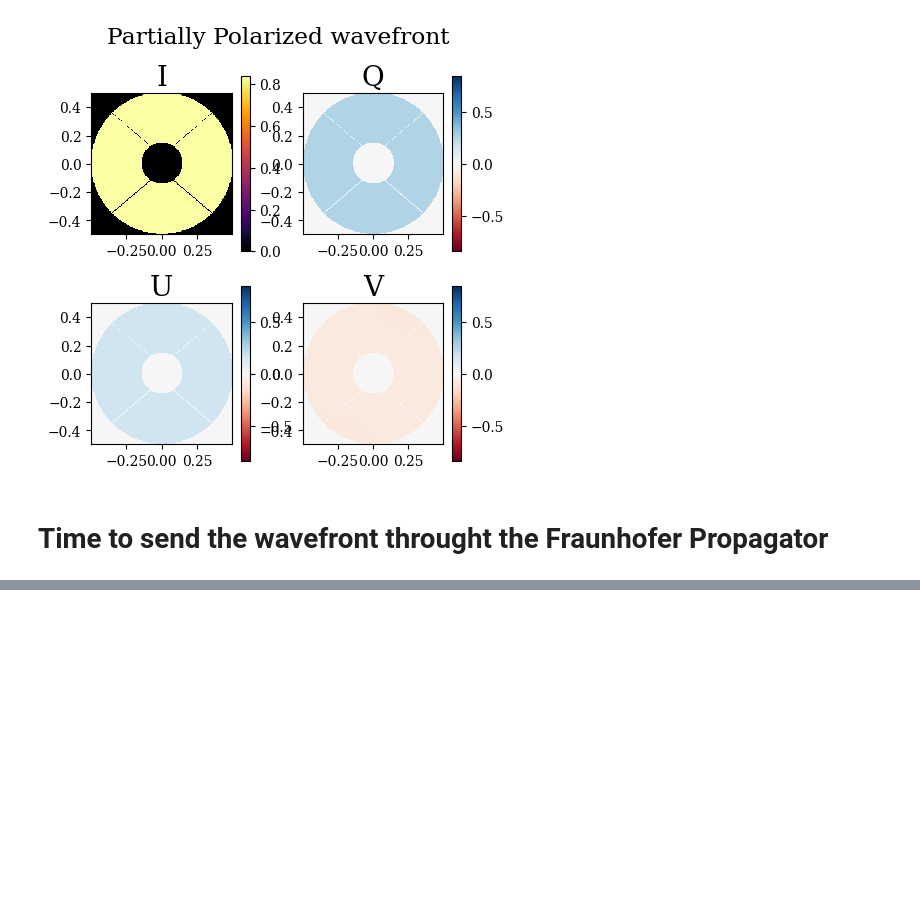
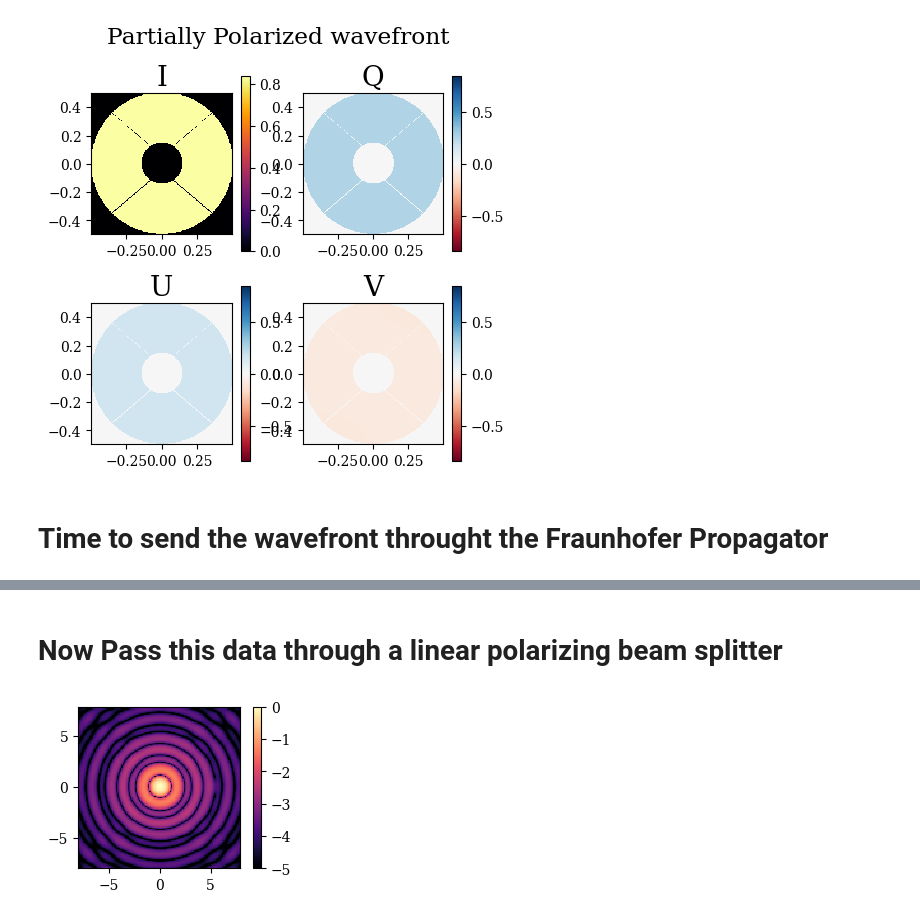
Before and after one commit to Jashcraf/poke, a Jupyter notebook: examples/Diffraction With Poke Jones Pupils.ipynb, the cells around one changed output, grey strips where cells are left out. Cells and saved outputs as stored; diff of their text form; code cells hidden in the pictures; blank space fills up the shorter version.

```diff
--- a/examples/HCIPy Polarized Wavefront.ipynb
+++ b/examples/Diffraction With Poke Jones Pupils.ipynb
@@ -161,0 +162,28 @@ plt.show()
+# %% [markdown]
+# Now Pass this data through a linear polarizing beam splitter
+# %%
+# Unpolarized Star
+stokes_vector_planet = [1, 0.1, 0, 0]
+contrast = 3e-4
+angular_separation = 5 # lambda / D
+num_photons_star = 1e9
+
+wf_star = Wavefront(aperture)
+wf_star.total_power = num_photons_star
+
+e_planet = aperture * np.exp(2j * np.pi * pupil_grid.x * angular_separation)
+wf_planet = Wavefront(jones_matrix*e_planet, input_stokes_vector=stokes_vector_planet)
+wf_planet.total_power = num_photons_star * contrast
+
+# Calculate science image for the star and planet
+science_image = prop(wf_star).power
+science_image += prop(wf_planet).power
+
+# Simulate photon noise
+science_image = large_poisson(science_image)
+
+imshow_field(np.log10(science_image / science_image.max() + 1e-20), vmin=-5, vmax=0)
+plt.colorbar()
+plt.show()
+# %% [output]
+[figure, added]
```
Also changed, not shown: parts of 7 cells of this notebook.
